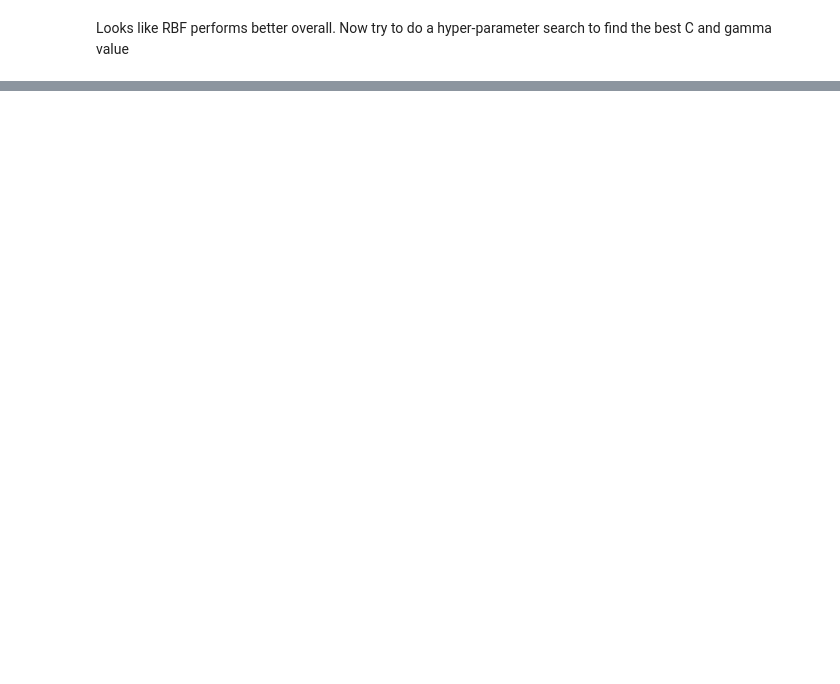
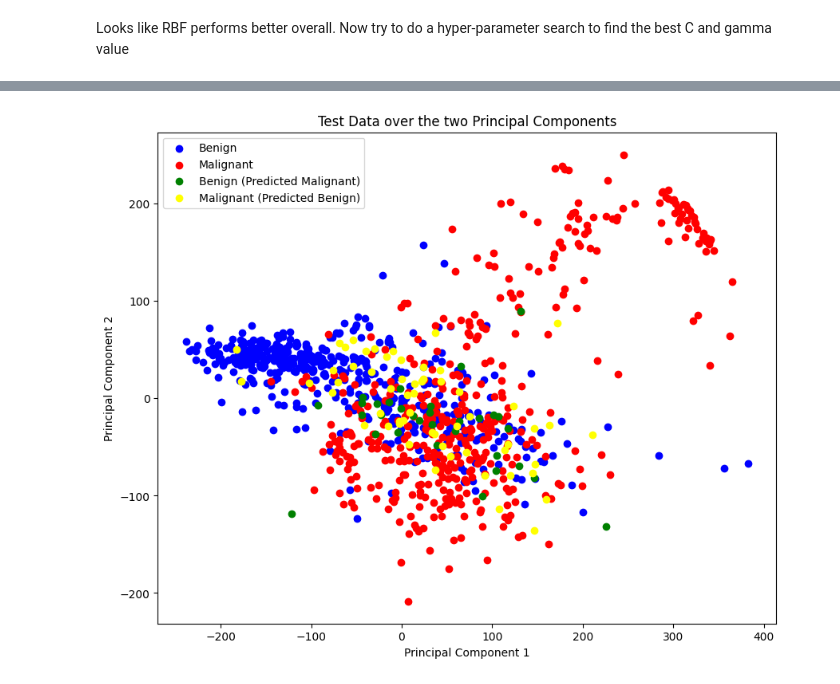
Before and after one commit to allanwzhang/cs4262_project, a Jupyter notebook: svm-logistic.ipynb, the cells around one changed output, grey strips where cells are left out. Cells and saved outputs as stored; diff of their text form; code cells hidden in the pictures; blank space fills up the shorter version.

```diff
--- a/svm-logistic.ipynb
+++ b/svm-logistic.ipynb
@@ -233,0 +343,28 @@ weighted avg       0.90      0.90      0.90      1000
+# %%
+# for comparison we will plot the svm's classification of the test data
+# over the same plot.
+# use different colors for beningned and predicted benign, malignant and predicted malignant, etc.
+
+# Initialize the plot
+plt.figure(figsize=(10, 8))
+
+# Plot the correctly classified benign class
+plt.scatter(X_test_pca[(y_test == 0) & (y_pred == 0), 0], X_test_pca[(y_test == 0) & (y_pred == 0), 1], color='blue', label='Benign')
+
+# Plot the correctly classified malignant class
+plt.scatter(X_test_pca[(y_test == 1) & (y_pred == 1), 0], X_test_pca[(y_test == 1) & (y_pred == 1), 1], color='red', label='Malignant')
+
+# Plot the incorrectly classified benign class
+plt.scatter(X_test_pca[(y_test == 0) & (y_pred == 1), 0], X_test_pca[(y_test == 0) & (y_pred == 1), 1], color='green', label='Benign (Predicted Malignant)')
+
+# Plot the incorrectly classified malignant class
+plt.scatter(X_test_pca[(y_test == 1) & (y_pred == 0), 0], X_test_pca[(y_test == 1) & (y_pred == 0), 1], color='yellow', label='Malignant (Predicted Benign)')
+
+# Add labels and title
+plt.xlabel('Principal Component 1')
+plt.ylabel('Principal Component 2')
+plt.title('Test Data over the two Principal Components')
+plt.legend()
+plt.show()
+# %% [output]
+[figure, added]
```
Also changed, not shown: parts of 46 cells of this notebook, 2 other files.
